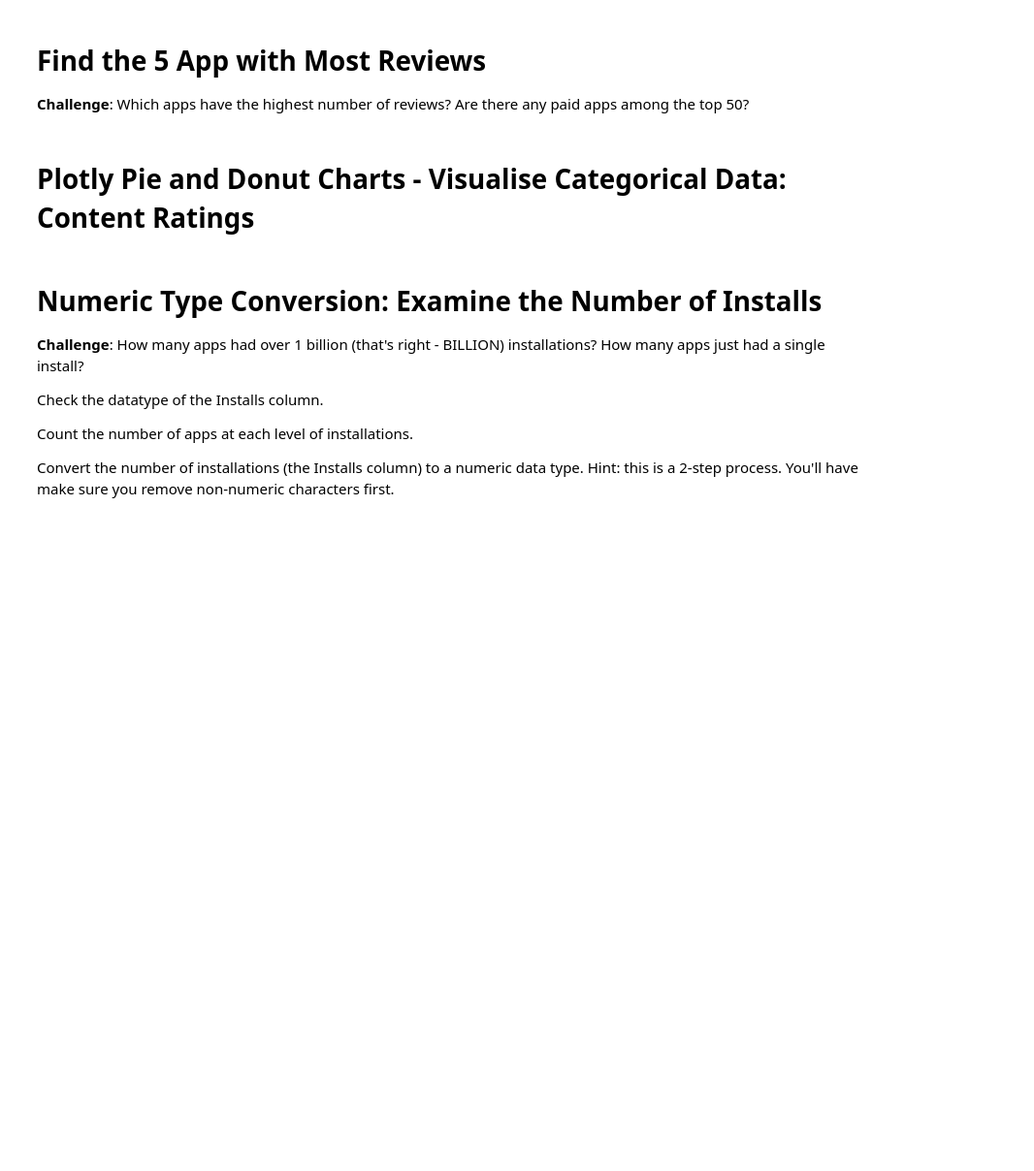
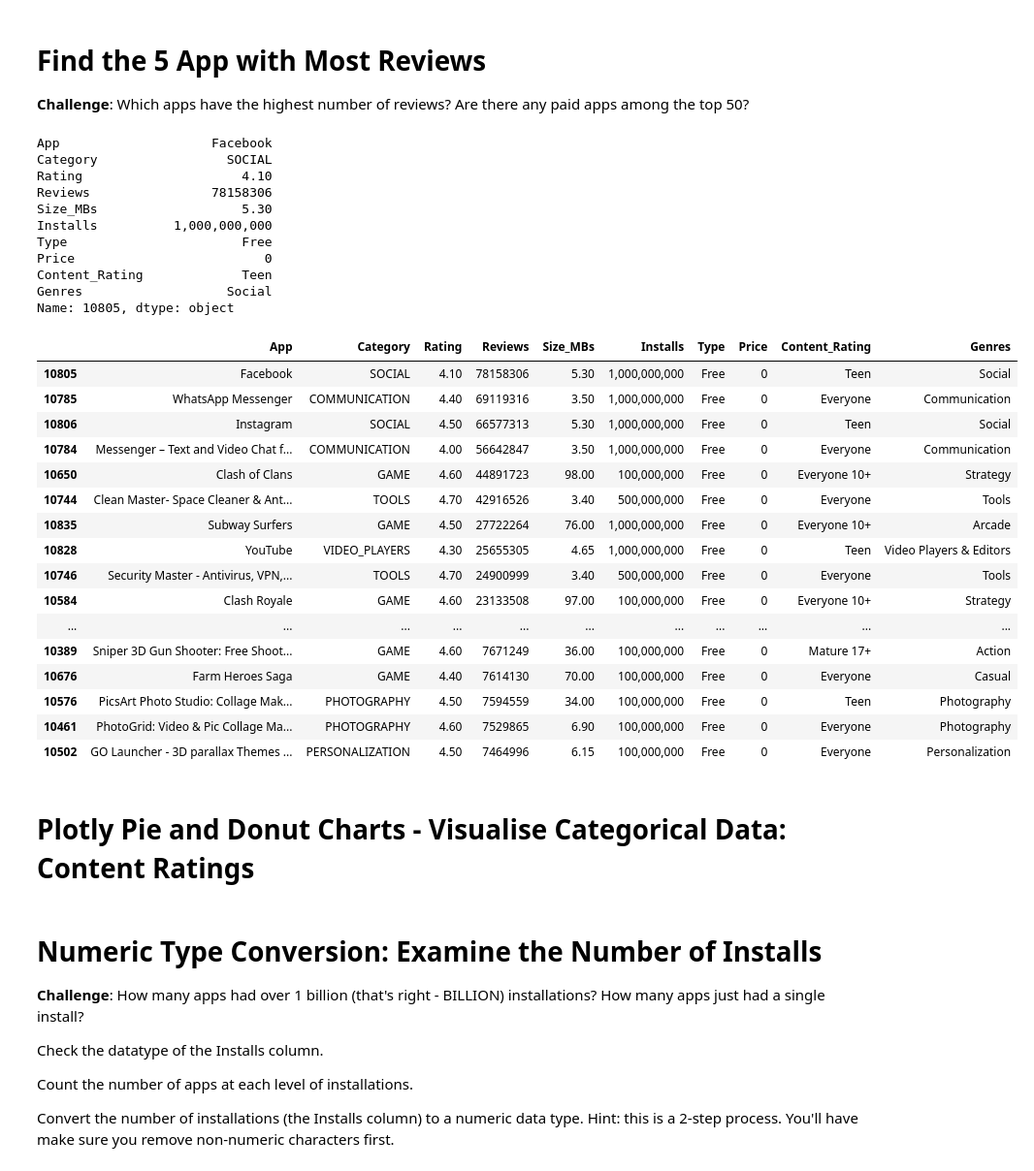
Before and after one commit to sojourn99/google-playstore, a Jupyter notebook: Google_Play_Store_App_Analytics_(start).ipynb, the cells around one changed output. Shown: that part at 97% size. Drawn from its saved outputs; the diff is of its cells as text; code cells hidden in the pictures; blank space fills up the shorter version.

```diff
--- a/Google_Play_Store_App_Analytics_(start).ipynb
+++ b/Google_Play_Store_App_Analytics_(start).ipynb
@@ -144,6 +200,39 @@ df_apps_clean.shape
 # Find the 5 App with Most Reviews
 
 **Challenge**: Which apps have the highest number of reviews? Are there any paid apps among the top 50?
+# %%
+print(df_apps_clean.loc[df_apps_clean['Reviews'].idxmax()])
+# print(df_apps_clean.loc[df_apps_clean['Reviews'] >= 20000000])
+df_apps_clean.sort_values('Reviews', ascending=False).head(50)
+# %% [output]
+App                    Facebook
+Category                 SOCIAL
+Rating                     4.10
+Reviews                78158306
+Size_MBs                   5.30
+Installs          1,000,000,000
+Type                       Free
+Price                         0
+Content_Rating             Teen
+Genres                   Social
+Name: 10805, dtype: object
+|  | App | Category | Rating | Reviews | Size_MBs | Installs | Type | Price | Content_Rating | Genres |
+| 10805 | Facebook | SOCIAL | 4.10 | 78158306 | 5.30 | 1,000,000,000 | Free | 0 | Teen | Social |
+| 10785 | WhatsApp Messenger | COMMUNICATION | 4.40 | 69119316 | 3.50 | 1,000,000,000 | Free | 0 | Everyone | Communication |
+| 10806 | Instagram | SOCIAL | 4.50 | 66577313 | 5.30 | 1,000,000,000 | Free | 0 | Teen | Social |
+| 10784 | Messenger – Text and Video Chat f... | COMMUNICATION | 4.00 | 56642847 | 3.50 | 1,000,000,000 | Free | 0 | Everyone | Communication |
+| 10650 | Clash of Clans | GAME | 4.60 | 44891723 | 98.00 | 100,000,000 | Free | 0 | Everyone 10+ | Strategy |
+| 10744 | Clean Master- Space Cleaner & Ant... | TOOLS | 4.70 | 42916526 | 3.40 | 500,000,000 | Free | 0 | Everyone | Tools |
+| 10835 | Subway Surfers | GAME | 4.50 | 27722264 | 76.00 | 1,000,000,000 | Free | 0 | Everyone 10+ | Arcade |
+| 10828 | YouTube | VIDEO_PLAYERS | 4.30 | 25655305 | 4.65 | 1,000,000,000 | Free | 0 | Teen | Video Players & Editors |
+| 10746 | Security Master - Antivirus, VPN,... | TOOLS | 4.70 | 24900999 | 3.40 | 500,000,000 | Free | 0 | Everyone | Tools |
+| 10584 | Clash Royale | GAME | 4.60 | 23133508 | 97.00 | 100,000,000 | Free | 0 | Everyone 10+ | Strategy |
+| ... | ... | ... | ... | ... | ... | ... | ... | ... | ... | ... |
+| 10389 | Sniper 3D Gun Shooter: Free Shoot... | GAME | 4.60 | 7671249 | 36.00 | 100,000,000 | Free | 0 | Mature 17+ | Action |
+| 10676 | Farm Heroes Saga | GAME | 4.40 | 7614130 | 70.00 | 100,000,000 | Free | 0 | Everyone | Casual |
+| 10576 | PicsArt Photo Studio: Collage Mak... | PHOTOGRAPHY | 4.50 | 7594559 | 34.00 | 100,000,000 | Free | 0 | Teen | Photography |
+| 10461 | PhotoGrid: Video & Pic Collage Ma... | PHOTOGRAPHY | 4.60 | 7529865 | 6.90 | 100,000,000 | Free | 0 | Everyone | Photography |
+| 10502 | GO Launcher - 3D parallax Themes ... | PERSONALIZATION | 4.50 | 7464996 | 6.15 | 100,000,000 | Free | 0 | Everyone | Personalization |
 # %% [markdown]
 # Plotly Pie and Donut Charts - Visualise Categorical Data: Content Ratings
 # %% [markdown]
```
Also changed, not shown: parts of 4 cells of this notebook.
